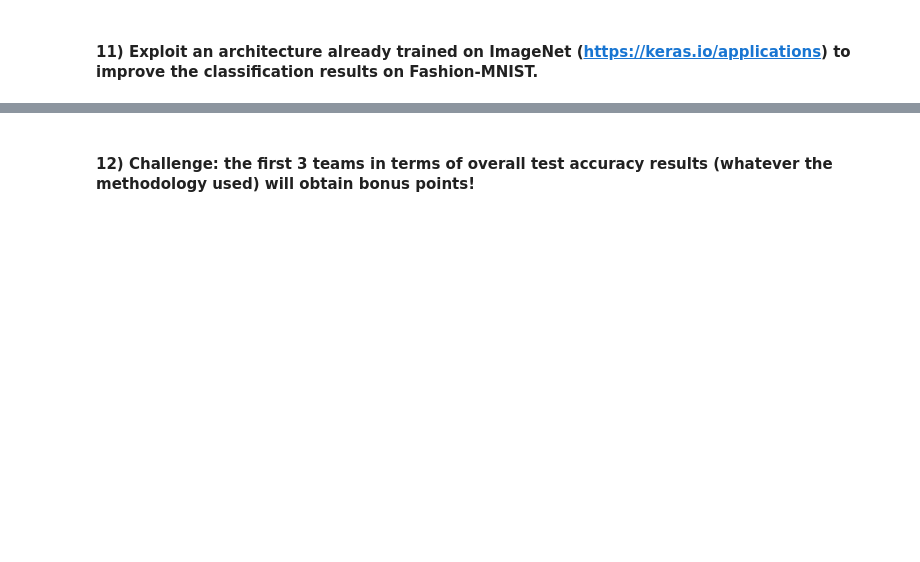
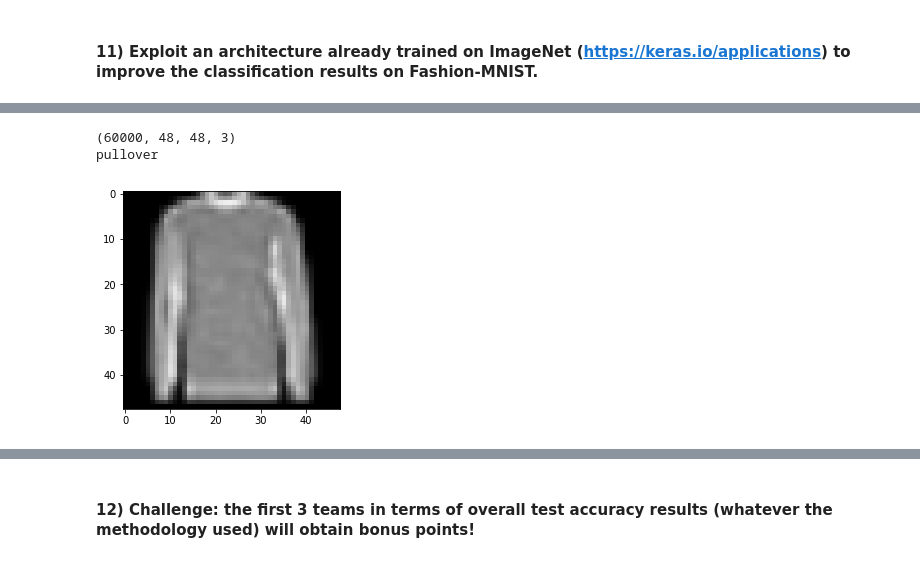
Before and after one commit to Kornflex28/deep502, a Jupyter notebook: LabSession5-CNN_Fashion-MNIST-student.ipynb, the cells around one changed output, grey strips where cells are left out. Saved outputs shown, nothing was run; the diff lists cells and outputs as text; code cells hidden in the pictures; blank space fills up the shorter version.

```diff
--- a/LabSession5-CNN_Fashion-MNIST-student.ipynb
+++ b/LabSession5-CNN_Fashion-MNIST-student.ipynb
@@ -537,0 +582,14 @@ Conclusion: #todo
+# %%
+
+X=np.array([i.repeat(3).reshape(48,48,3) for i in x_train_vgg])
+print(X.shape)
+X_test=np.array([i.repeat(3).reshape(48,48,3) for i in x_test_vgg])
+plt.imshow(X[45])
+print(class_names[y_train[45]])
+#x_train_vgg = [[i,i,i] for i in x_train_vgg]
+#print(len((x_train_vgg[0][0][0])))
+#x_train_vgg = np.concatenate([arr[np.newaxis] for arr in X_train_vgg]).astype('float32')
+# %% [output]
+(60000, 48, 48, 3)
+pullover
+[figure, added]
```
Also changed, not shown: parts of 40 cells of this notebook.
